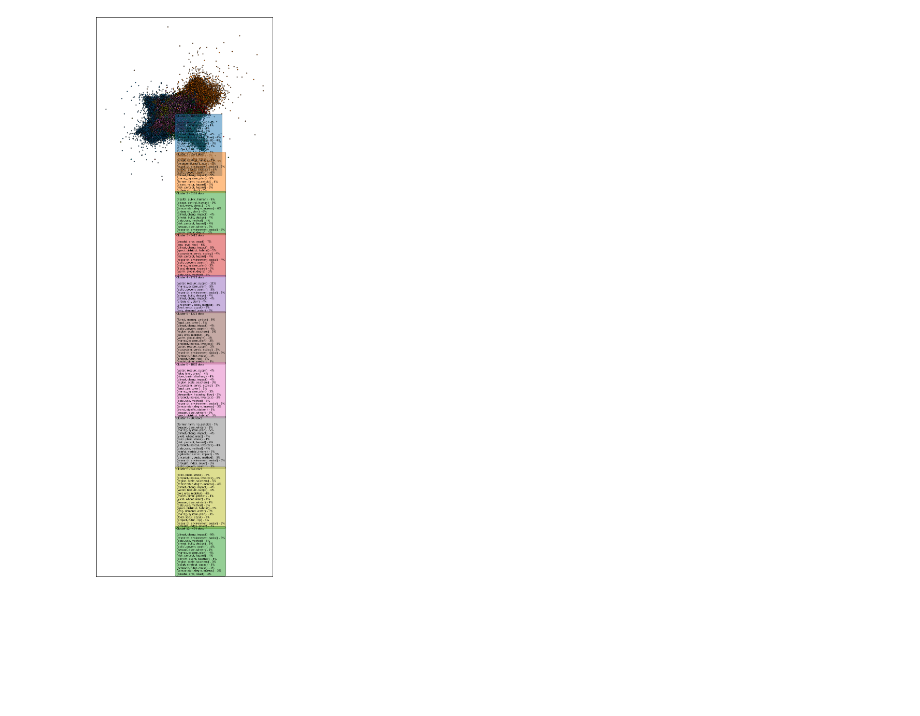
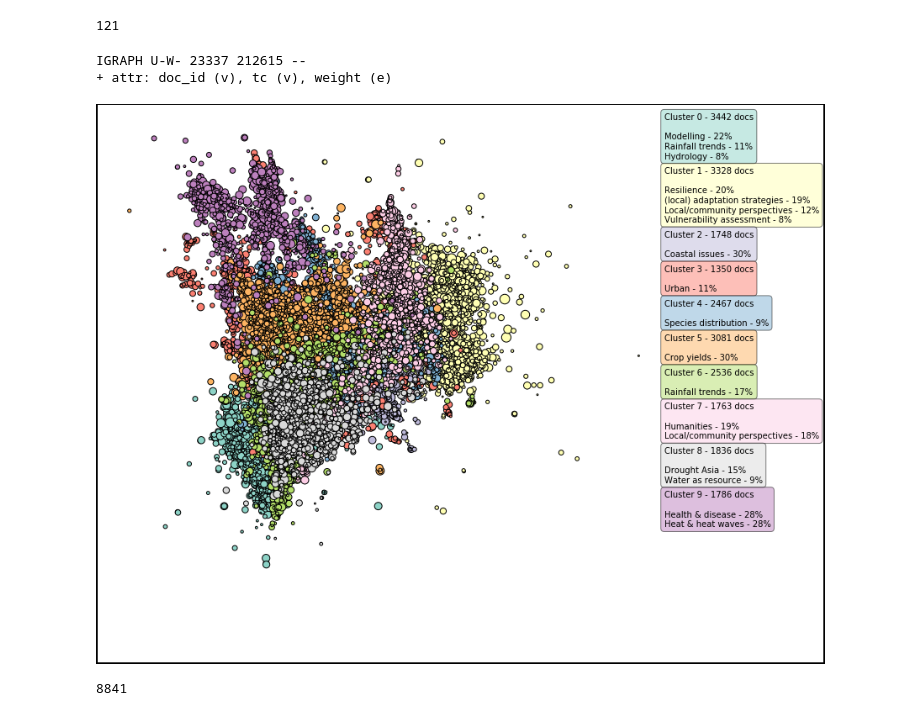
Before and after one commit to mcc-apsis/adaptation-map, a Jupyter notebook: bibliographic_coupling.ipynb, the cells around one changed output. Drawn from its saved outputs; the diff is of its cells as text; code cells hidden in the pictures; blank space fills up the shorter version.

```diff
--- a/bibliographic_coupling.ipynb
+++ b/bibliographic_coupling.ipynb
@@ -89,19 +98,6 @@ def read_network(Cmat, rev_m_dict, doc_ids=None):
     return g
     pass
 
-
-
-# Set this to the last year we want to include
-max_year = 2020
-min_year = 2007
-
-# We can filter when we read in the network, if we only want to see an early part of the graph
-docs = Doc.objects.filter(pk__in=list(rev_m_dict.values()))#.filter(PY__lte=max_year,PY__gte=min_year)
-doc_ids = docs.values_list('pk',flat=True)
-print(docs.count())
-
 g = read_network(Cmat, rev_m_dict, doc_ids)
-
-g = g.clusters().giant()
 print(g.summary())
 # %% [output]
@@ -138,6 +139,6 @@ forceatlas2 = ForceAtlas2(
 )
 
 positions = forceatlas2.forceatlas2_igraph_layout(
-    g, pos=None, iterations=1000, weight_attr="weight"
+    g, pos=None, iterations=200, weight_attr="weight"
 )
 # %% [output]
@@ -149,8 +150,8 @@ AdjustSpeedAndApplyForces step  took  8.50  seconds
 # %%
 fig, ax = plt.subplots(figsize=(12,12),edgecolor="black",frameon=True,linewidth=4)
 
-x = [x[0] for x in positions]
-y = [x[1] for x in positions]
+x,y = zip(*positions)
+
 scatter = ax.scatter(x,y,edgecolor="black")
 
 ax.grid(False)
@@ -162,6 +163,23 @@ plt.show()
 # %%
 clusters = g.community_fastgreedy(weights="weight")
 cl = clusters.as_clustering()
+print(len(cl))
+# %% [output]
+121
+# %%
+cl = clusters.as_clustering(n=10)
+# %%
+for v in g.vs:
+    d = Doc.objects.get(pk=v["doc_id"])
+    try:
+        v["tc"] = int(d.wosarticle.tc)
+    except:
+        v["tc"] = 0
+
+print(g.summary())
+# %% [output]
+IGRAPH U-W- 23337 212615 --
++ attr: doc_id (v), tc (v), weight (e)
 # %%
 def summarise_cluster(cl, rev_m_dict, qs, c_threshold):
     ids = [g.vs[x]["doc_id"] for x in cl]
@@ -290,19 +381,24 @@ def draw_network(ax, g, layout, labels,
 # %%
 # Label the clusters by topic
 
 fig, ax = plt.subplots(figsize=(12,12),edgecolor="black",frameon=True,linewidth=4)
 
 draw_network(
     ax, g, positions, [], clusters=cl,
-    rev_m_dict=rev_m_dict, run_id=2674,
-    min_c_size=100, # Only label clusters with more than this number of documents
+    rev_m_dict=rev_m_dict, run_id=2704,
+    min_c_size=500, # Only label clusters with more than this number of documents
     pos="right",
-    c_threshold=0.02,
+    c_threshold=0.07,
     v_padding=50,
-    d_size=10
+    #label_topcited_cluster=True
 )
 
 
 plt.show()
 # %% [output]
-[figure, old version]
+[figure, new version]
+# %%
+tcs = np.array(g.vs['tc'])
+np.argsort(tcs)[-1]
+# %% [output]
+8841
```
Also changed, not shown: parts of 9 cells of this notebook, 1 other file.
